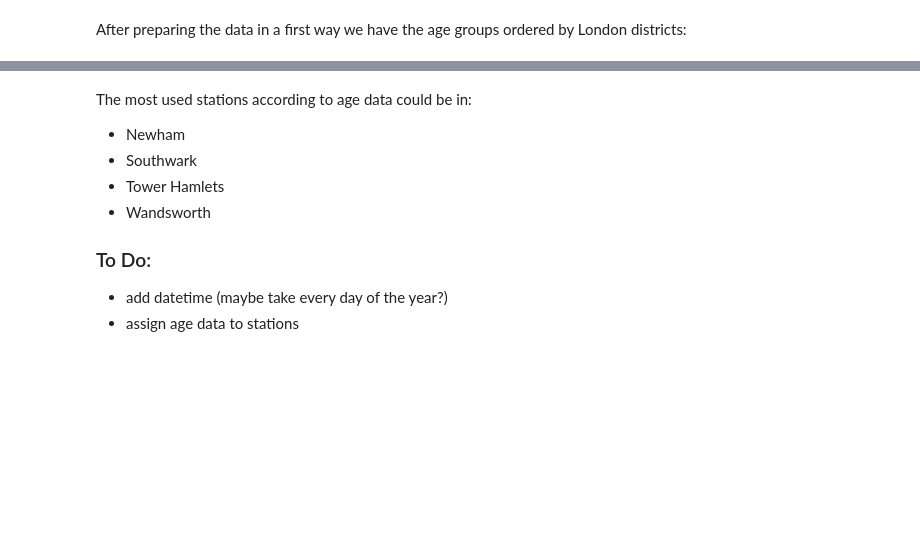
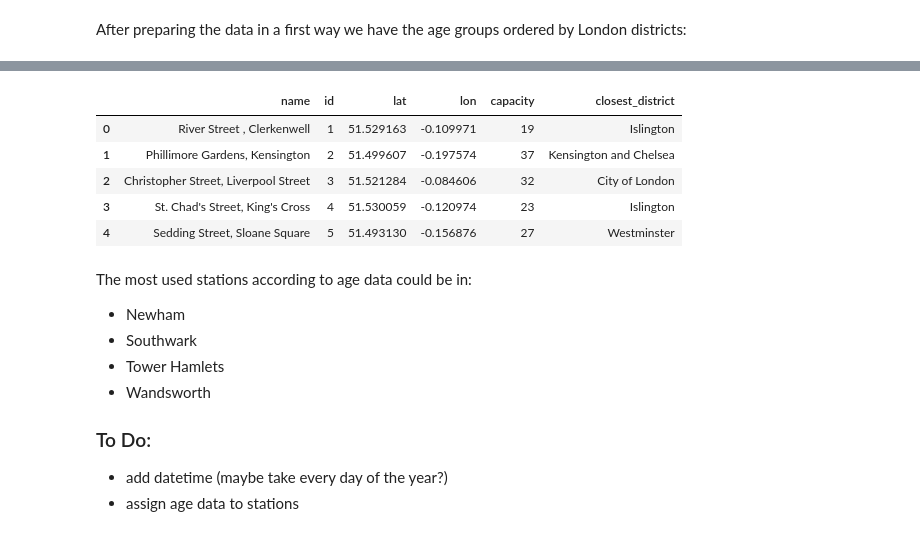
Before and after one commit to dataBikeHsUlm/MapReduce, a Jupyter notebook: Data_Profiling/AdditionalFeatures.ipynb, the cells around one changed output, grey strips where cells are left out. Cells and saved outputs as stored; diff of their text form; code cells hidden in the pictures; blank space fills up the shorter version.

```diff
--- a/Data_Profiling/AdditionalFeatures.ipynb
+++ b/Data_Profiling/AdditionalFeatures.ipynb
@@ -32,0 +66,23 @@ age.head(10)
+# %%
+# Get coordinate of each district:
+
+from NominatimLibrary import Locator
+locator = Locator()
+
+district_coords = {}
+
+def locate(locator, district):
+    elm = district_coords.get(district)
+    if elm == None:
+        try:
+            district_coords[district] = locator.get_coordinates("" + district + ", London, UK")
+            return district_coords[district]
+        except Exception as e:
+            print("Could not locate: ", e)
+    else:
+        return elm
+
+age["District"].map(lambda x: locate(locator, x))
+
+for i,j in district_coords.items():
+    print(i,j)
@@ -32,0 +104,3 @@ age.head(10)
+# %%
+stations = pd.read_csv("../raw/rental_stations_saved.csv")
+stations.head()
@@ -33,3 +114,28 @@ age.head(10)
+# %%
+# Get closest district for each station:
+
+closest_col = []
+for index, row in stations.iterrows():
+    (lat,lon) = (row.lat,row.lon)
+    closest_district = None
+    closest_dist = 9999999
+    for district,coords in district_coords.items():
+        dist = locator.distance_crow_coords(coords, (lat,lon))
+        if closest_district == None or dist < closest_dist:
+            closest_dist = dist
+            closest_district = district
+    closest_col.append(closest_district)
+
+stations["closest_district"] = closest_col
+stations.to_csv("../raw/rental_stations_district.csv")
+stations.head()
+# %% [output]
+|  | name | id | lat | lon | capacity | closest_district |
+| 0 | River Street , Clerkenwell | 1 | 51.529163 | -0.109971 | 19 | Islington |
+| 1 | Phillimore Gardens, Kensington | 2 | 51.499607 | -0.197574 | 37 | Kensington and Chelsea |
+| 2 | Christopher Street, Liverpool Street | 3 | 51.521284 | -0.084606 | 32 | City of London |
+| 3 | St. Chad's Street, King's Cross | 4 | 51.530059 | -0.120974 | 23 | Islington |
+| 4 | Sedding Street, Sloane Square | 5 | 51.493130 | -0.156876 | 27 | Westminster |
 # %% [markdown]
 The most used stations according to age data could be in: <br>
 * Newham
```
Also changed, not shown: parts of 6 cells of this notebook, 1 other file.
